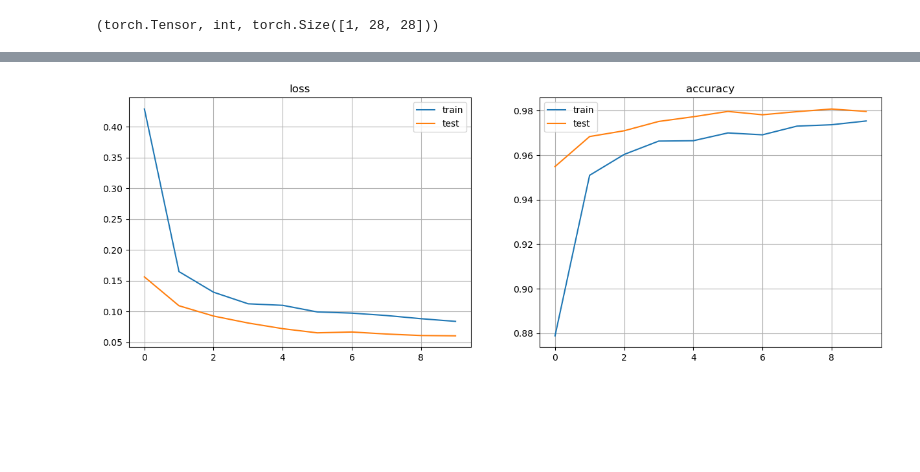
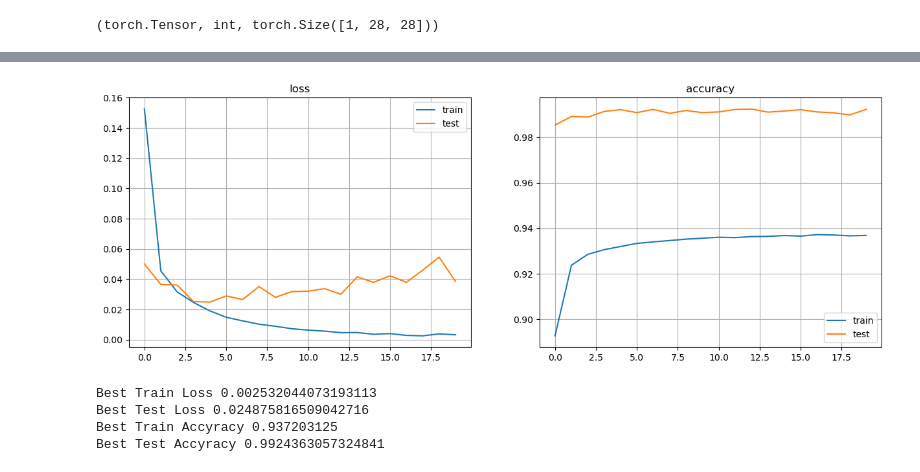
Before and after one commit to Sooqija/Reinforcement-Learning, a Jupyter notebook: seminar_1/NNGU_RL_2024_sem_0203.ipynb, the cells around one changed output, grey strips where cells are left out. Saved outputs shown, nothing was run; the diff lists cells and outputs as text; code cells hidden in the pictures; blank space fills up the shorter version.

```diff
--- a/seminar_1/NNGU_RL_2024_sem_0203.ipynb
+++ b/seminar_1/NNGU_RL_2024_sem_0203.ipynb
@@ -82,7 +80,7 @@ type(mnist_dataset_test[0][0]), type(mnist_dataset_test[0][1]), mnist_dataset_te
 # %% [output]
 (torch.Tensor, int, torch.Size([1, 28, 28]))
 # %%
-batch_size = 32
+batch_size = 64
 train_dataloader = DataLoader(mnist_dataset_train, batch_size=batch_size, shuffle=True)
 test_dataloader = DataLoader(mnist_dataset_test, batch_size=batch_size, shuffle=False)
 # %%
@@ -153,3 +124,32 @@ class Mnist(nn.Module):
+# %%
+class Mnist2D(nn.Module):
+    def __init__(self):
+        super().__init__()
+        self.layer1 = nn.Sequential(
+            nn.Conv2d(1, 32, kernel_size=5),
+            nn.ReLU(),
+            nn.MaxPool2d(kernel_size=2)
+        )
+        self.layer2 = nn.Sequential(
+            nn.Conv2d(32, 64, kernel_size=5),
+            nn.ReLU(),
+            nn.MaxPool2d(kernel_size=2)
+        )
+        self.linear = nn.Linear(4 * 4 * 64, 10)
+
+        # nn.BatchNorm2d(3)
+        # nn.Dropout(0.1)
+
+    def forward(self, x):
+        x = self.layer1(x)
+        x = self.layer2(x)
+        x = x.reshape(x.size(0), -1)
+        # # x = x.view(-1, 200)
+        x = self.linear(x)
+        return x
+
+model = Mnist2D()
+model.compile()
 # %%
 def train(model, criterion, optimizer, dataloader, max_num_batches=1000):
   """Trains the given model using the specified criterion, optimizer, and dataloader.
@@ -198,44 +198,54 @@ def test(model, criterion, optimizer, dataloader):
           total_accuracy += np.sum(np.argmax(pred.detach().numpy(), axis=1) == y.detach().numpy()) / len(batch[0])
   return total_loss / len(dataloader), total_accuracy / len(dataloader)
 # %%
-model = Mnist()
+model = Mnist2D()
 criterion = CrossEntropyLoss()
-optimizer = Adam(model.parameters())
+optimizer = Adam(model.parameters(), lr=1e-3)
 # optimizer = AdamW(model.parameters(), weight_decay=1e-1)
 
 total_train_loss = []
 total_test_loss = []
 total_train_accuracy = []
 total_test_accuracy = []
 
-for epoch in range(10):
+for epoch in range(20):
     train_loss, train_accuracy = train(model, criterion, optimizer, train_dataloader)
     test_loss, test_accuracy = test(model, criterion, optimizer, test_dataloader)
 
     total_train_loss.append(train_loss)
     total_test_loss.append(test_loss)
     total_train_accuracy.append(train_accuracy)
     total_test_accuracy.append(test_accuracy)
 
     clear_output(True)
     fig, axs = plt.subplots(1, 2, figsize=(15, 5))
 
     axs[0].plot(total_train_loss, label='train')
     axs[0].plot(total_test_loss, label='test')
     axs[0].set_title('loss')
     axs[0].grid()
     axs[0].legend(loc='best')
 
 
     axs[1].plot(total_train_accuracy, label='train')
     axs[1].plot(total_test_accuracy, label='test')
     axs[1].set_title('accuracy')
     axs[1].grid()
     axs[1].legend(loc='best')
 
     plt.show()
 # %% [output]
-[figure, old version]
+[figure, new version]
+# %%
+print(f"Best Train Loss {np.array(total_train_loss).min()}")
+print(f"Best Test Loss {np.array(total_test_loss).min()}")
+print(f"Best Train Accyracy {np.array(total_train_accuracy).max()}")
+print(f"Best Test Accyracy {np.array(total_test_accuracy).max()}")
+# %% [output]
+Best Train Loss 0.002532044073193113
+Best Test Loss 0.024875816509042716
+Best Train Accyracy 0.937203125
+Best Test Accyracy 0.9924363057324841
 # %%
 print(f"Кол-во параметров: {sum(p.numel() for p in model.parameters())}.")
 # %% [output]
```
Also changed, not shown: parts of 5 cells of this notebook.
